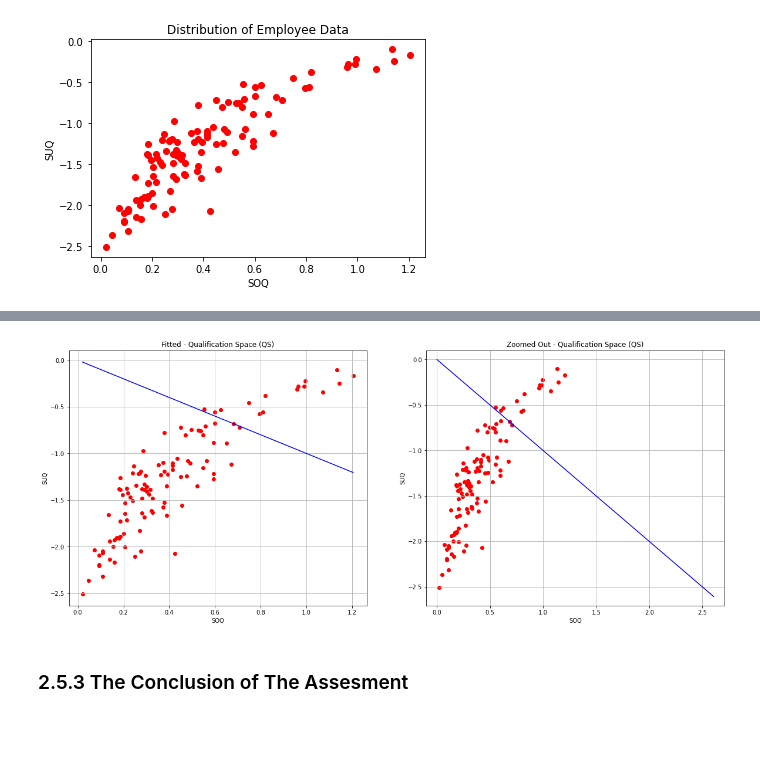
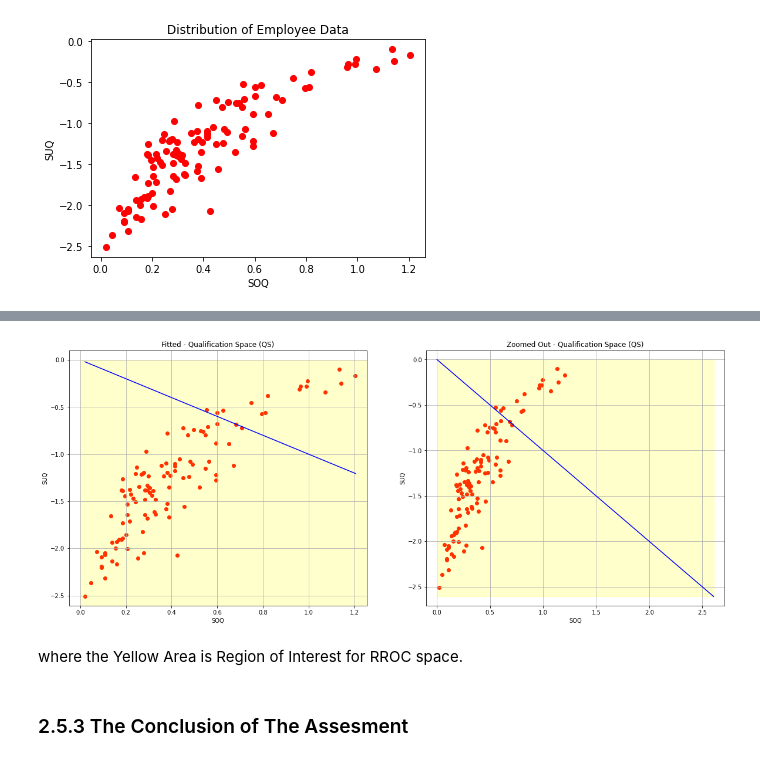
Before and after one commit to TK-Bunga-Matahari/shinchan, a Jupyter notebook: playgorund/competence_assesment/competence_assesment.ipynb, the cells around one changed output, grey strips where cells are left out. Drawn from its saved outputs; the diff is of its cells as text; code cells hidden in the pictures; blank space fills up the shorter version.

Commit message:
add: RROC space explain

```diff
--- a/playgorund/competence_assesment/competence_assesment.ipynb
+++ b/playgorund/competence_assesment/competence_assesment.ipynb
@@ -445,0 +442,8 @@ max_points = max(max_soq, min_soq, max_suq, min_suq) + 0.1
+# %%
+# since we know RROC space fall at (0, -∞) and (∞, 0)
+# minium value of SOQ and maximum value of SUQ in every condition is equal to 0
+# so we only need the value of max_soq and min_suq
+max_soq = abs(ranking_df['SOQ'].max())
+min_suq = abs(ranking_df['SUQ'].min())
+
+max_points = max(max_soq, min_suq) + 0.1
@@ -457,34 +469,44 @@ fig, ax = plt.subplots(1, 2, figsize=(20, 8))
 # set for ax[0]
 ax[0].set_xlabel('SOQ')
 ax[0].set_ylabel('SUQ')
 ax[0].set_title('Fitted - Qualification Space (QS)')
 
+# set the limits of x-axis and y-axis in ax[0]
+ax[0].set_xlim([0-0.05, max_soq+0.05])
+ax[0].set_ylim([-min_suq-0.1, 0+0.1])
+
 # plot the employee data in scatter plot ax[0]
 ax[0].scatter(ranking_df.SOQ, ranking_df.SUQ, color='red')
 
 # plot the diagonal line in ax[0]
 ax[0].plot(x_fit, y_fit, color='blue')
+
+ax[0].fill_between(x, 0, -min_suq-0.1, interpolate=True, color='yellow', alpha=0.2)
 ax[0].grid()
 
 # set for ax[1]
 ax[1].set_xlabel('SOQ')
 ax[1].set_ylabel('SUQ')
 ax[1].set_title('Zoomed Out - Qualification Space (QS)')
 
 # set the limits of x-axis and y-axis in ax[1]
 ax[1].set_xlim([0-0.1, max_points+0.1])
 ax[1].set_ylim([-max_points-0.1, 0+0.1])
 
 # plot the employee data in scatter plot ax[1]
 ax[1].scatter(ranking_df.SOQ, ranking_df.SUQ, color='red')
 
 # plot the diagonal line in ax[1]
 ax[1].plot(x, y, color='blue')
+
+ax[1].fill_between(x, 0, -max_points, interpolate=True, color='yellow', alpha=0.2)
 ax[1].grid()
 
 plt.show()
 # %% [output]
-[figure, old version]
+[figure, new version]
+# %% [markdown]
+where the Yellow Area is Region of Interest for RROC space.
 # %% [markdown]
 ### 2.5.3 The Conclusion of The Assesment
 # %%
```
Also changed, not shown: parts of 4 cells of this notebook.
